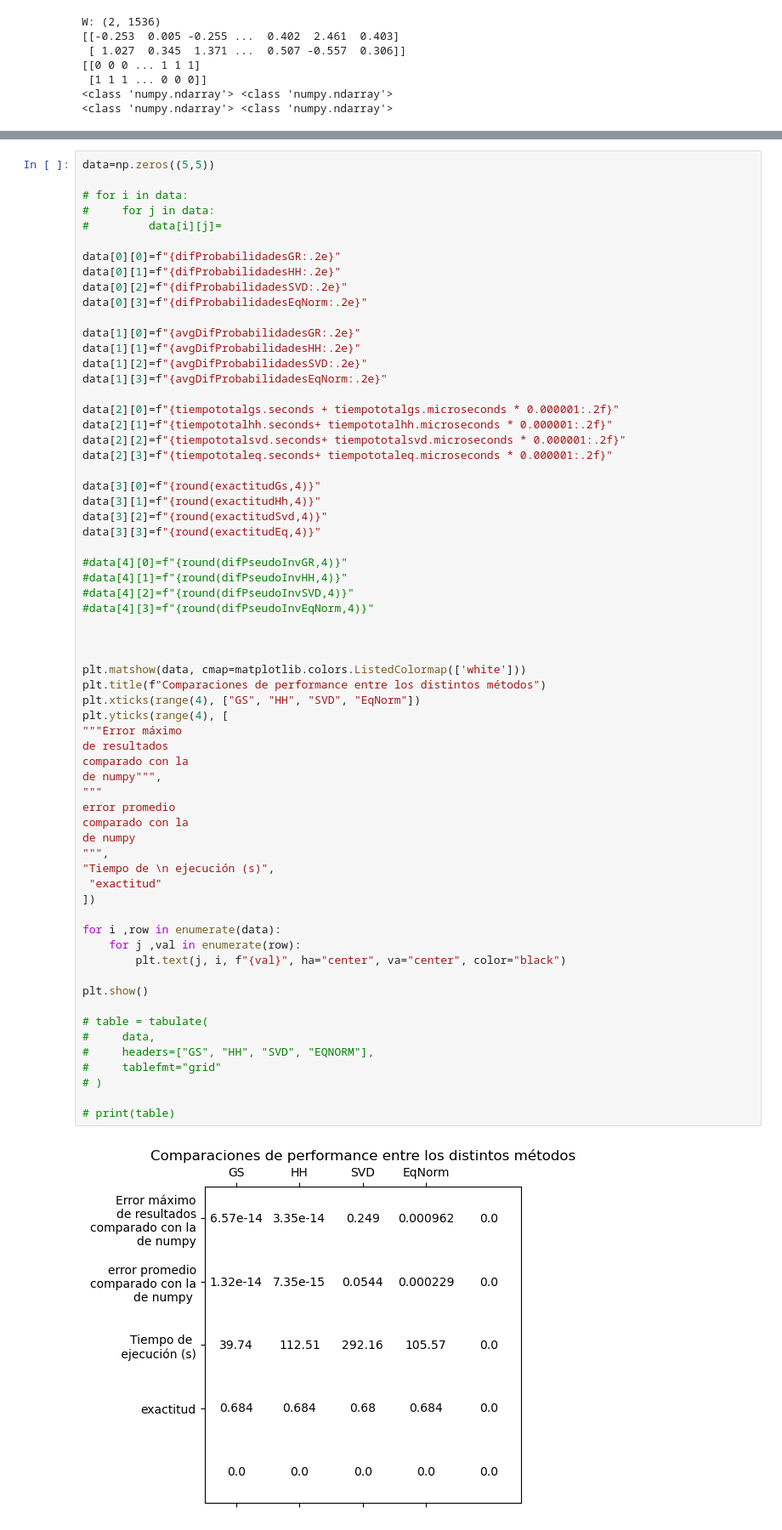
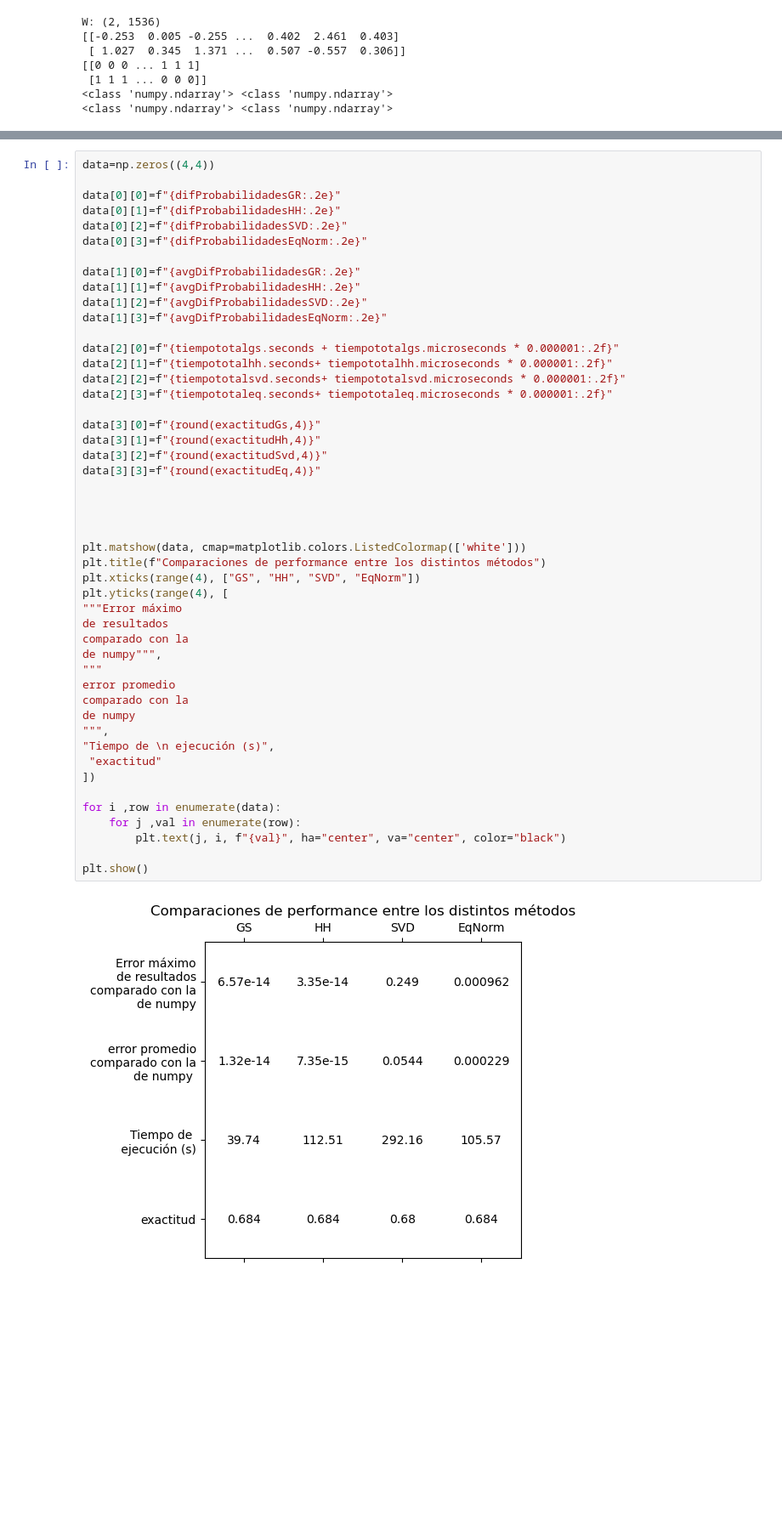
Before and after one commit to Jeremias01/TpYLabosAlc, a Jupyter notebook: TP/alc.ipynb, the cells around one changed output, grey strips where cells are left out. Shown at 85% size. Saved outputs shown, nothing was run; the diff lists cells and outputs as text; blank space fills up the shorter version.

```diff
--- a/TP/alc.ipynb
+++ b/TP/alc.ipynb
@@ -382,9 +380,5 @@ exactitudEq = (confusionEQ[0][0]+confusionEQ[1][1])/(confusionEQ[0][0]+confusion
 # %%
-data=np.zeros((5,5))
-
-# for i in data:
-#     for j in data:
-#         data[i][j]=
+data=np.zeros((4,4))
 
 data[0][0]=f"{difProbabilidadesGR:.2e}"
 data[0][1]=f"{difProbabilidadesHH:.2e}"
@@ -405,46 +399,34 @@ data[3][0]=f"{round(exactitudGs,4)}"
 data[3][1]=f"{round(exactitudHh,4)}"
 data[3][2]=f"{round(exactitudSvd,4)}"
 data[3][3]=f"{round(exactitudEq,4)}"
 
-#data[4][0]=f"{round(difPseudoInvGR,4)}"
-#data[4][1]=f"{round(difPseudoInvHH,4)}"
-#data[4][2]=f"{round(difPseudoInvSVD,4)}"
-#data[4][3]=f"{round(difPseudoInvEqNorm,4)}"
 
 
 
 plt.matshow(data, cmap=matplotlib.colors.ListedColormap(['white']))
 plt.title(f"Comparaciones de performance entre los distintos métodos")
 plt.xticks(range(4), ["GS", "HH", "SVD", "EqNorm"])
 plt.yticks(range(4), [
 """Error máximo
 de resultados
 comparado con la
 de numpy""",
 """
 error promedio
 comparado con la
 de numpy
 """,
 "Tiempo de \n ejecución (s)",
  "exactitud"
 ])
 
 for i ,row in enumerate(data):
     for j ,val in enumerate(row):
         plt.text(j, i, f"{val}", ha="center", va="center", color="black")
 
 plt.show()
-
-# table = tabulate(
-#     data,
-#     headers=["GS", "HH", "SVD", "EQNORM"],
-#     tablefmt="grid"
-# )
-
-# print(table)
 # %% [output]
-[figure, old version]
+[figure, new version]
 # %% [markdown]
 # Informe del Trabajo Práctico
 Integrantes:
```
Also changed, not shown: parts of 16 cells of this notebook, 1 other file.
